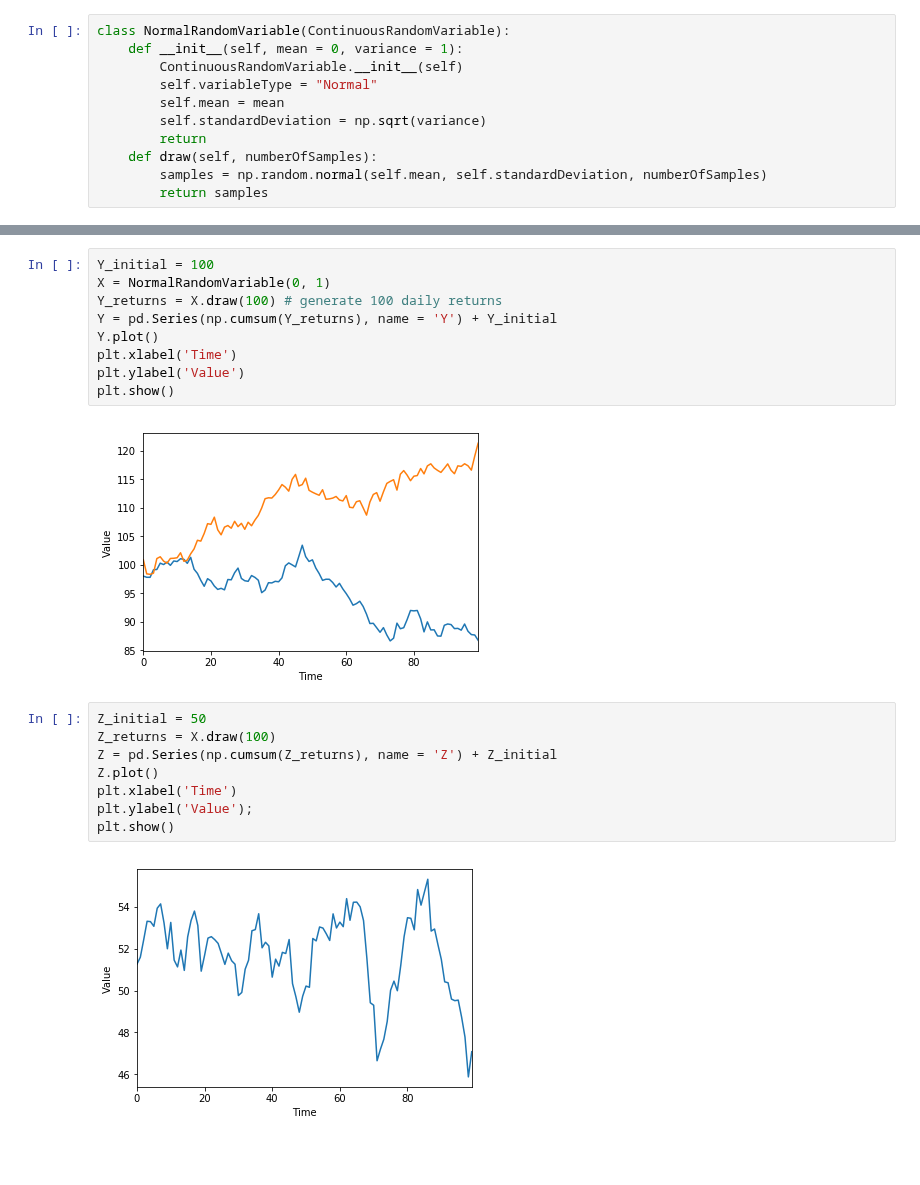
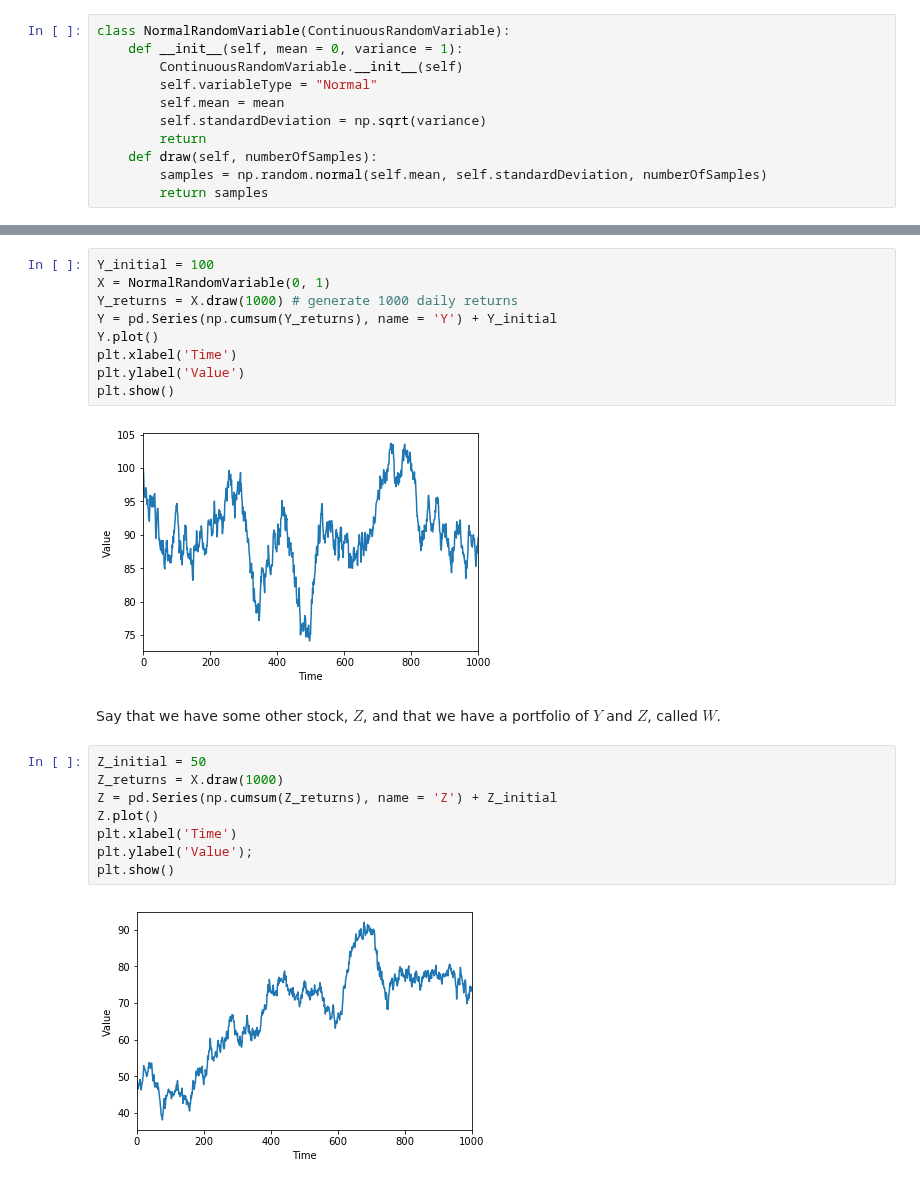
Before and after one commit to Auquan/Tutorials, a Jupyter notebook: Random Variables.ipynb, the cells around one changed output, grey strips where cells are left out. Drawn from its saved outputs; the diff is of its cells as text; blank space fills up the shorter version.

```diff
--- a/Random Variables.ipynb
+++ b/Random Variables.ipynb
@@ -178,24 +228,26 @@ plt.show()
 # %%
 Y_initial = 100
 X = NormalRandomVariable(0, 1)
-Y_returns = X.draw(100) # generate 100 daily returns
+Y_returns = X.draw(1000) # generate 1000 daily returns
 Y = pd.Series(np.cumsum(Y_returns), name = 'Y') + Y_initial
 Y.plot()
 plt.xlabel('Time')
 plt.ylabel('Value')
 plt.show()
 # %% [output]
-[figure, old version]
+[figure, new version]
+# %% [markdown]
+Say that we have some other stock, $Z$, and that we have a portfolio of $Y$ and $Z$, called $W$.
 # %%
 Z_initial = 50
-Z_returns = X.draw(100)
+Z_returns = X.draw(1000)
 Z = pd.Series(np.cumsum(Z_returns), name = 'Z') + Z_initial
 Z.plot()
 plt.xlabel('Time')
 plt.ylabel('Value');
 plt.show()
 # %% [output]
-[figure, old version]
+[figure, new version]
 # %%
 Y_quantity = 20
 Z_quantity = 50
```
Also changed, not shown: parts of 32 cells of this notebook.
